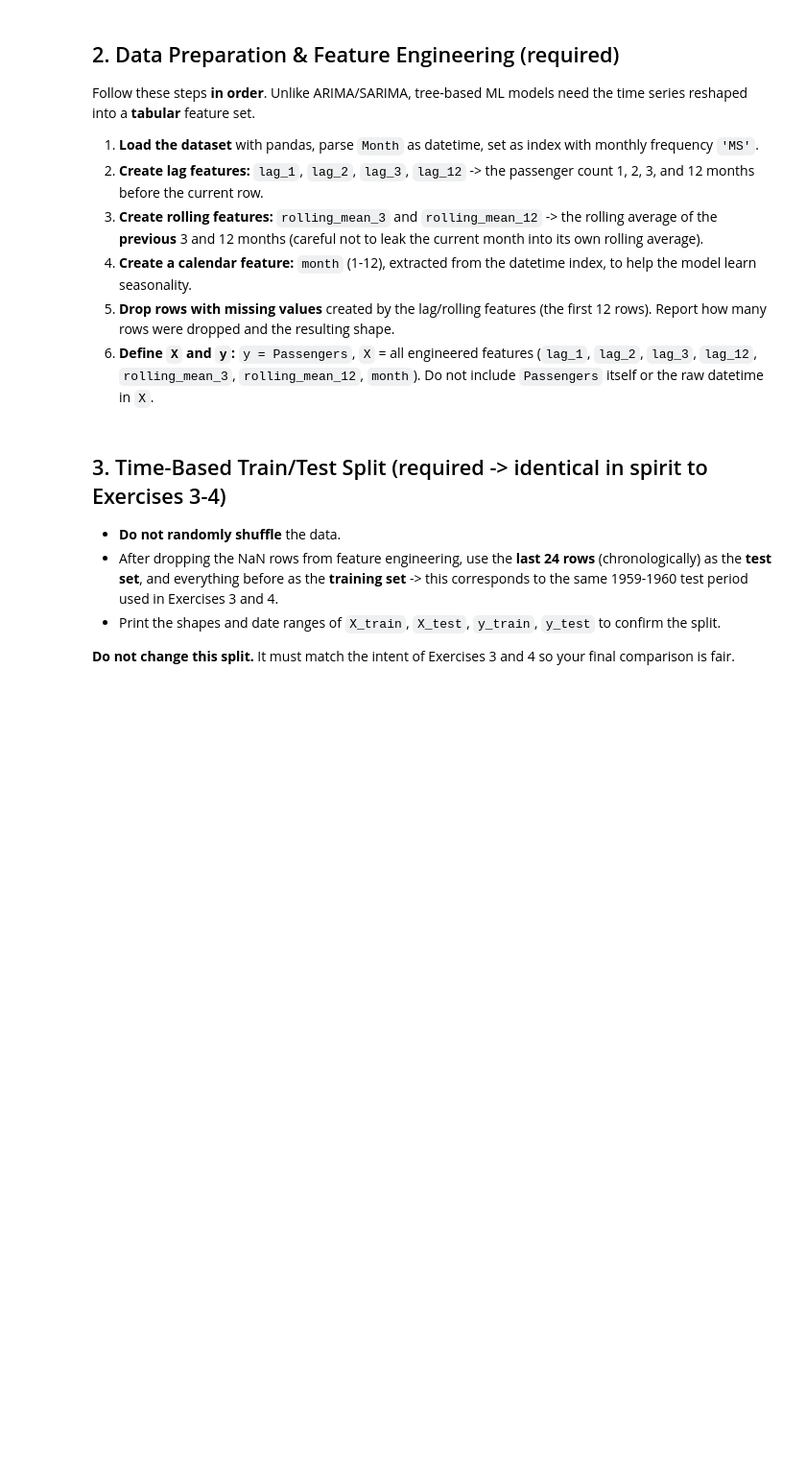
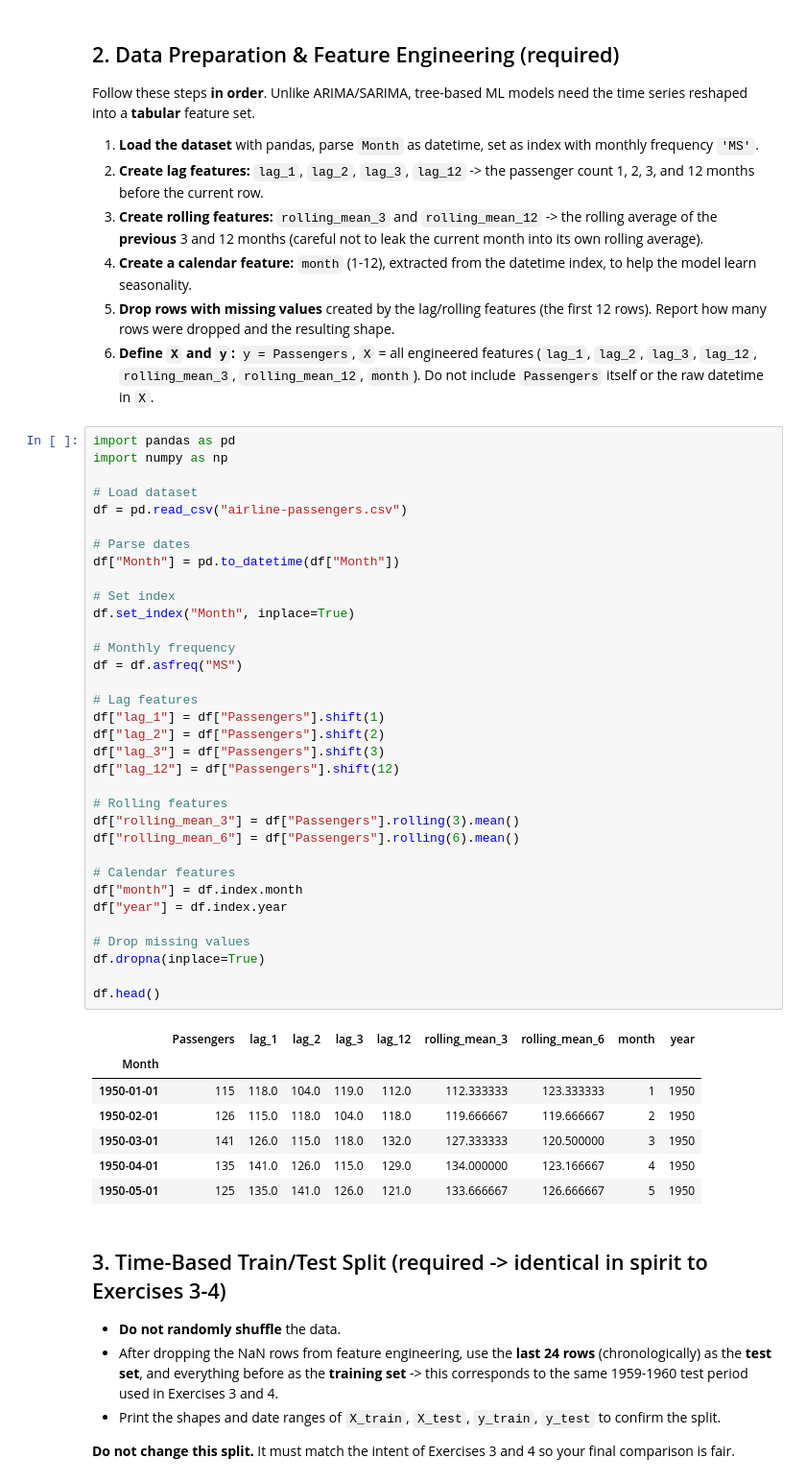
Before and after one commit to fredizenn/Statistics-and-Machine-Learning, a Jupyter notebook: Week-4/Lab-Assignments/05_TimeSeries_ML_Forecasting.ipynb, the cells around one changed output. Shown at 96% size. Saved outputs shown, nothing was run; the diff lists cells and outputs as text; blank space fills up the shorter version.

```diff
--- a/Week-4/Lab-Assignments/05_TimeSeries_ML_Forecasting.ipynb
+++ b/Week-4/Lab-Assignments/05_TimeSeries_ML_Forecasting.ipynb
@@ -44,6 +64,48 @@ Follow these steps **in order**. Unlike ARIMA/SARIMA, tree-based ML models need
 4. **Create a calendar feature:** `month` (1-12), extracted from the datetime index, to help the model learn seasonality.
 5. **Drop rows with missing values** created by the lag/rolling features (the first 12 rows). Report how many rows were dropped and the resulting shape.
 6. **Define `X` and `y`:** `y = Passengers`, `X` = all engineered features (`lag_1`, `lag_2`, `lag_3`, `lag_12`, `rolling_mean_3`, `rolling_mean_12`, `month`). Do not include `Passengers` itself or the raw datetime in `X`.
+# %%
+import pandas as pd
+import numpy as np
+
+# Load dataset
+df = pd.read_csv("airline-passengers.csv")
+
+# Parse dates
+df["Month"] = pd.to_datetime(df["Month"])
+
+# Set index
+df.set_index("Month", inplace=True)
+
+# Monthly frequency
+df = df.asfreq("MS")
+
+# Lag features
+df["lag_1"] = df["Passengers"].shift(1)
+df["lag_2"] = df["Passengers"].shift(2)
+df["lag_3"] = df["Passengers"].shift(3)
+df["lag_12"] = df["Passengers"].shift(12)
+
+# Rolling features
+df["rolling_mean_3"] = df["Passengers"].rolling(3).mean()
+df["rolling_mean_6"] = df["Passengers"].rolling(6).mean()
+
+# Calendar features
+df["month"] = df.index.month
+df["year"] = df.index.year
+
+# Drop missing values
+df.dropna(inplace=True)
+
+df.head()
+# %% [output]
+|  | Passengers | lag_1 | lag_2 | lag_3 | lag_12 | rolling_mean_3 | rolling_mean_6 | month | year |
+| Month |  |  |  |  |  |  |  |  |  |
+| 1950-01-01 | 115 | 118.0 | 104.0 | 119.0 | 112.0 | 112.333333 | 123.333333 | 1 | 1950 |
+| 1950-02-01 | 126 | 115.0 | 118.0 | 104.0 | 118.0 | 119.666667 | 119.666667 | 2 | 1950 |
+| 1950-03-01 | 141 | 126.0 | 115.0 | 118.0 | 132.0 | 127.333333 | 120.500000 | 3 | 1950 |
+| 1950-04-01 | 135 | 141.0 | 126.0 | 115.0 | 129.0 | 134.000000 | 123.166667 | 4 | 1950 |
+| 1950-05-01 | 125 | 135.0 | 141.0 | 126.0 | 121.0 | 133.666667 | 126.666667 | 5 | 1950 |
 # %% [markdown]
 ## 3. Time-Based Train/Test Split (required -> identical in spirit to Exercises 3-4)
 
```
Also changed, not shown: parts of 13 cells of this notebook.
